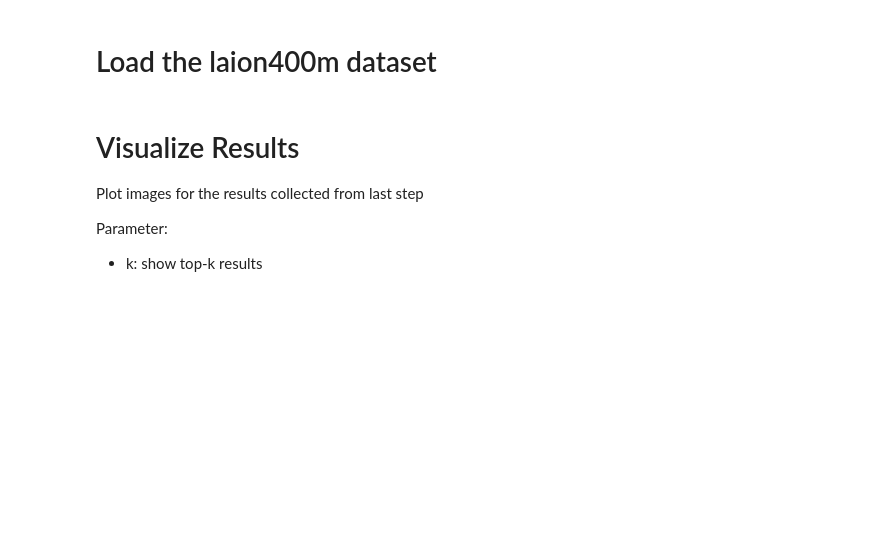
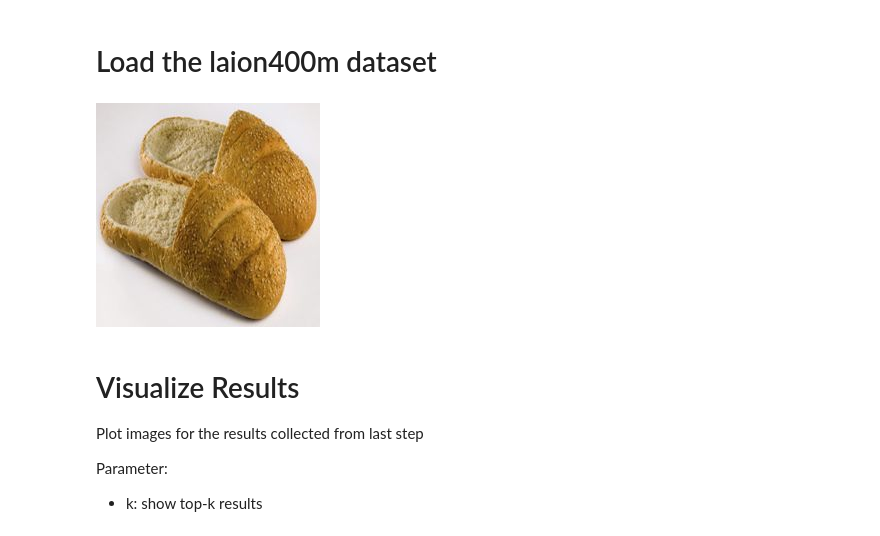
Before and after one commit to lsun1996/Find-Overlaps-in-Laion, a Jupyter notebook: find_and_visualize_duplicates.ipynb, the cells around one changed output. Drawn from its saved outputs; the diff is of its cells as text; code cells hidden in the pictures; blank space fills up the shorter version.

```diff
--- a/find_and_visualize_duplicates.ipynb
+++ b/find_and_visualize_duplicates.ipynb
@@ -193,10 +232,10 @@ import pandas as pd
 import faiss
 import numpy as np
 
-if method == "perceptual":
-    binary_index_phash = faiss.read_index_binary("lightning_binary_index.bin")
-if method == "average":
-    binary_index_ahash = faiss.read_index_binary("lightning_binary_index_average_hash.bin")
+# if method == "perceptual":
+binary_index_phash = faiss.read_index_binary("lightning_binary_index.bin")
+# if method == "average":
+#     binary_index_ahash = faiss.read_index_binary("lightning_binary_index_average_hash.bin")
 # %%
 """
 Make the {uid: match_indices} pairs
@@ -362,3 +356,7 @@ laion[100][1]
+# %%
+laion[69815173][0]
+# %% [output]
+[figure, added]
 # %% [markdown]
 # Visualize Results
 
```
Also changed, not shown: parts of 11 cells of this notebook, 11 other files.
